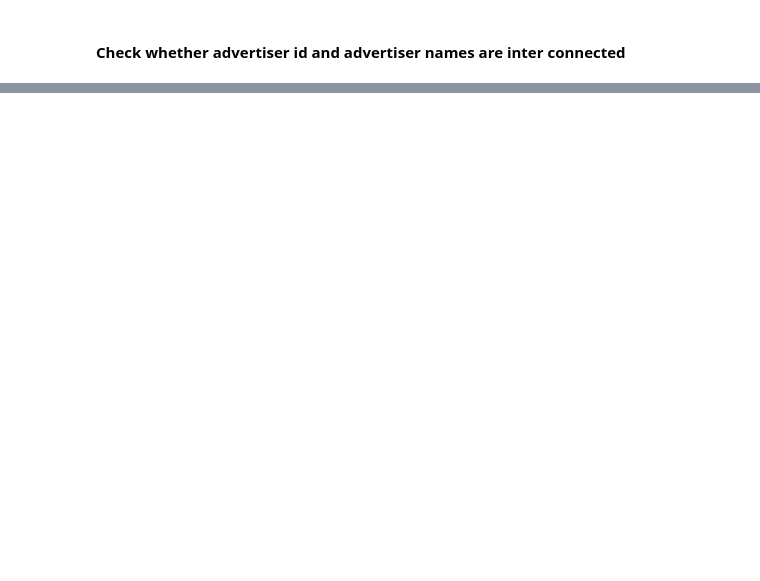
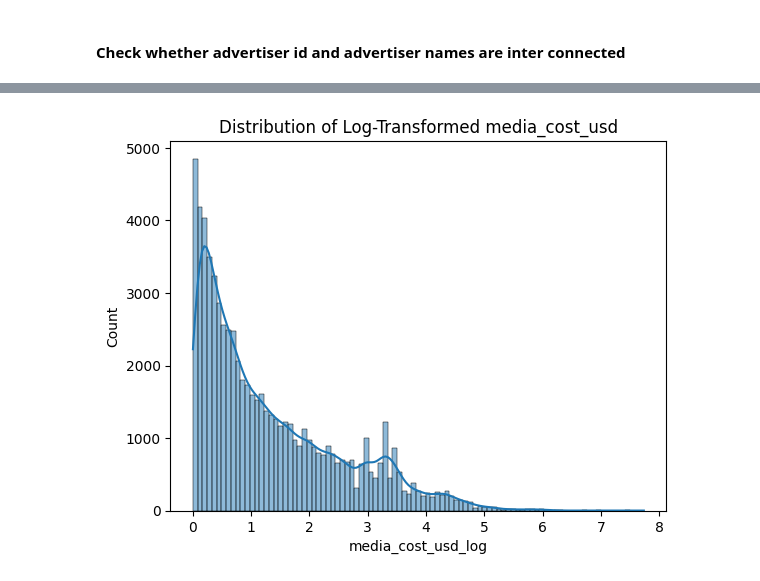
Before and after one commit to GinuraAdikari/InsightHive, a Jupyter notebook: Customer Engagement prediction/Data_preprocess/Data_preprocessing_2.0.ipynb, the cells around one changed output, grey strips where cells are left out. Cells and saved outputs as stored; diff of their text form; code cells hidden in the pictures; blank space fills up the shorter version.

```diff
--- a/Customer Engagement prediction/Data_preprocess/Data_preprocessing_2.0.ipynb
+++ b/Customer Engagement prediction/Data_preprocess/Data_preprocessing_2.0.ipynb
@@ -556,0 +847,12 @@ print(unique_combinations)
+# %%
+import numpy as np
+df['media_cost_usd_log'] = np.log1p(df['media_cost_usd'])  # Use log1p to handle zero values
+# %%
+import seaborn as sns
+import matplotlib.pyplot as plt
+
+sns.histplot(df['media_cost_usd_log'], kde=True)
+plt.title('Distribution of Log-Transformed media_cost_usd')
+plt.show()
+# %% [output]
+[figure, added]
```
Also changed, not shown: parts of 28 cells of this notebook, 2 other files.
